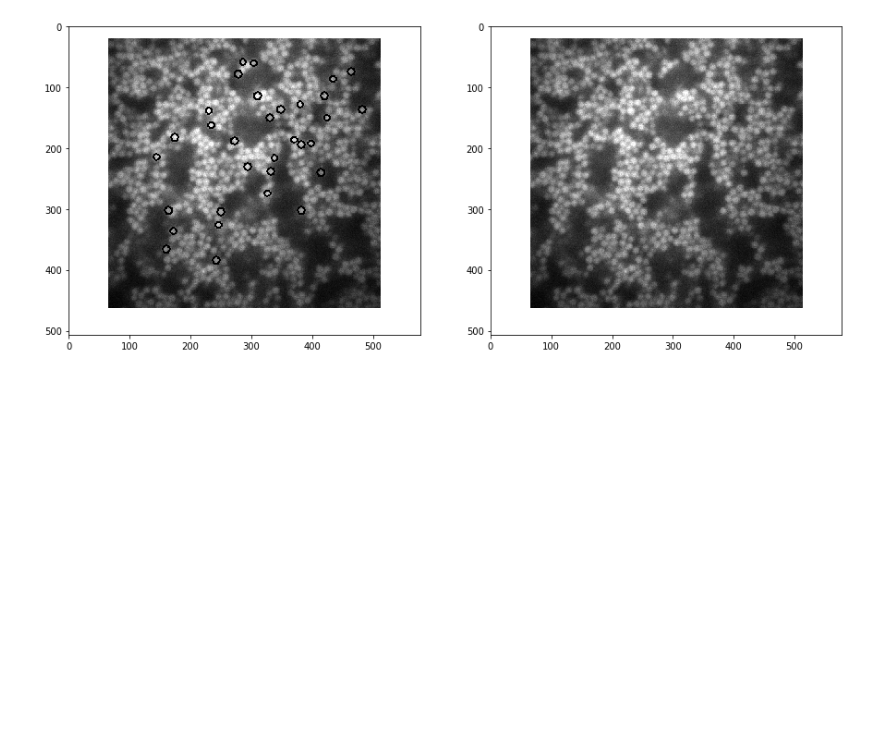
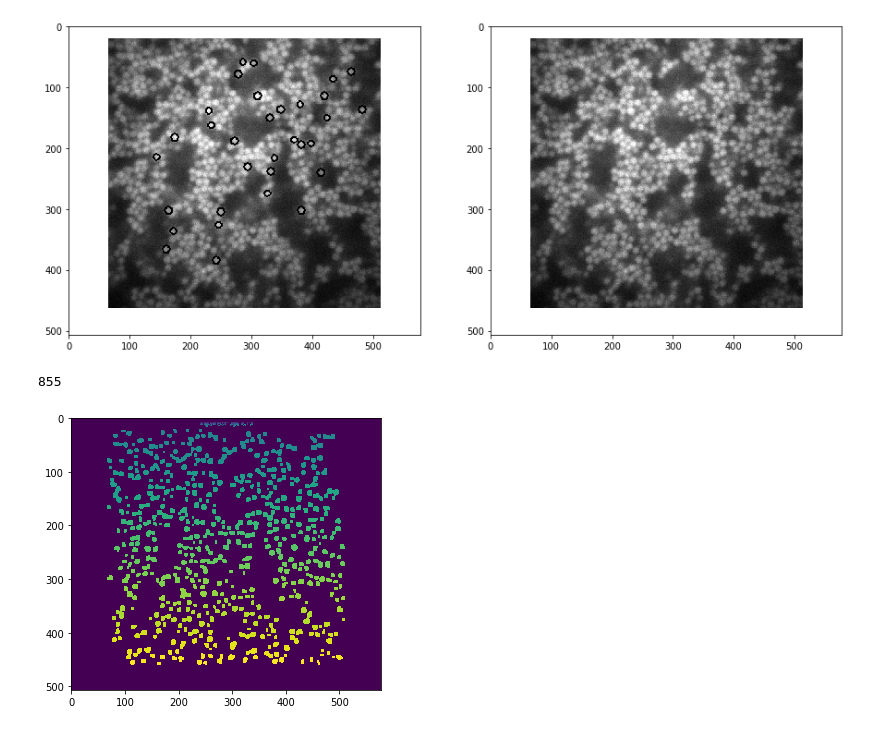
Before and after one commit to gmagannaDevelop/ImagenesTercerParcial, a Jupyter notebook: Pregunta 6.ipynb, the cells around one changed output. Cells and saved outputs as stored; diff of their text form; code cells hidden in the pictures; blank space fills up the shorter version.

```diff
--- a/Pregunta 6.ipynb
+++ b/Pregunta 6.ipynb
@@ -103,2 +145,9 @@ side_by_side(img, color)
 # %% [output]
 [figure]
+# %%
+label_image, n_objs = label(imgb, return_num=True)
+plt.imshow(label_image)
+print(n_objs)
+# %% [output]
+855
+[figure, added]
```
Also changed, not shown: parts of 27 cells of this notebook, 1 other file.
